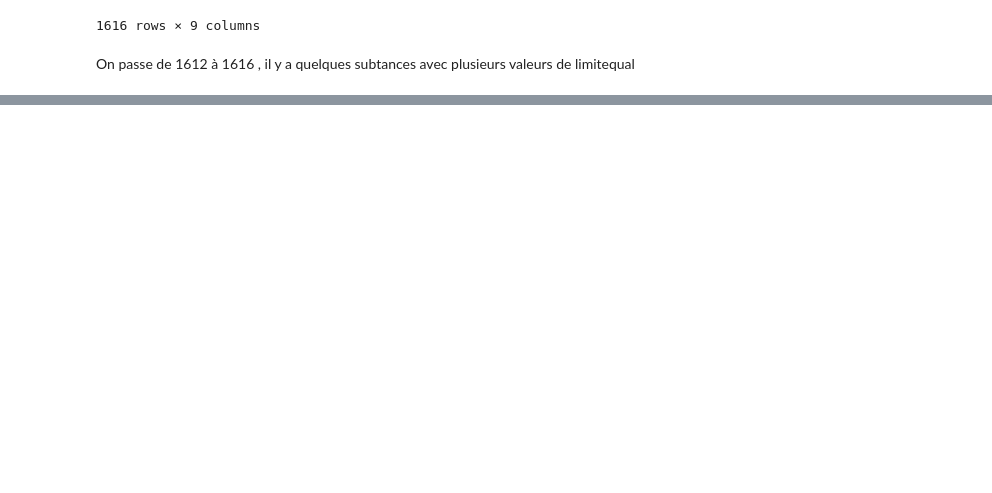
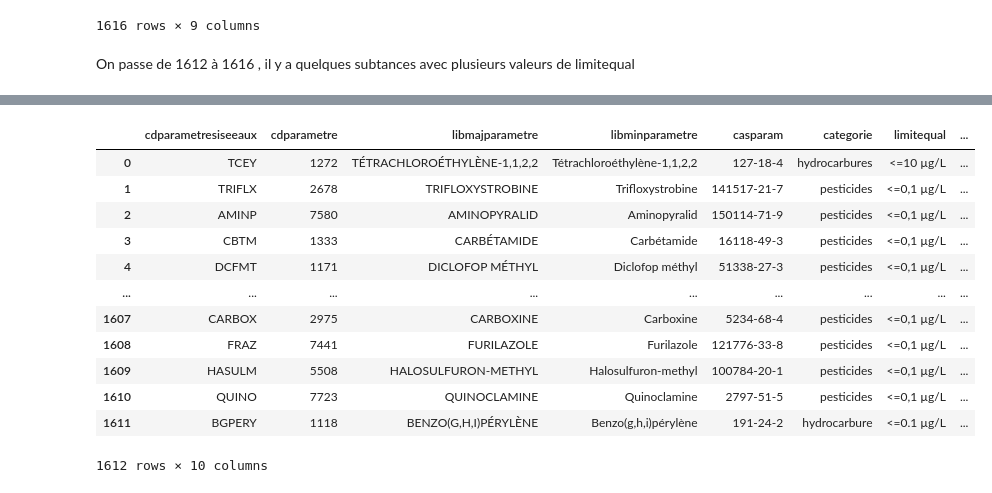
Before and after one commit to dataforgoodfr/13_pollution_eau, a Jupyter notebook: analytics/notebooks/Tache132_Etude_limite_de_qualite.ipynb, the cells around one changed output, grey strips where cells are left out. Cells and saved outputs as stored; diff of their text form; code cells hidden in the pictures; blank space fills up the shorter version.

Commit message:
feat: add nb_limitequal to df_final

```diff
--- a/analytics/notebooks/Tache132_Etude_limite_de_qualite.ipynb
+++ b/analytics/notebooks/Tache132_Etude_limite_de_qualite.ipynb
@@ -238,2 +238,64 @@ df_check_limitequal[
 | 1392 | CYANO53 | <NA> | JAAGINEMA SP | None | None | microbio | None | ... |
 | 1393 | CYANO53 | <NA> | JAAGINEMA SP | Jaaginema sp | None | microbio | None | ... |
+# %%
+# [TO RUN]
+
+query_finale = """
+WITH CAT AS (
+    SELECT
+      *
+    FROM
+      mapping_categories
+),
+LIM AS (
+SELECT DISTINCT
+  cdparametre,
+  libmajparametre,
+  cdparametresiseeaux,
+  casparam,
+  limitequal,
+  CAST(regexp_extract(REPLACE("limitequal", ',', '.'), '-?\d+(\.\d+)?') AS FLOAT) AS limitequal_float,
+  regexp_extract("limitequal", '[a-zA-Zµg]+/?[a-zA-Z/L]+$') AS unite
+FROM
+    edc_resultats
+)
+SELECT
+  CAT.*,
+  STRING_AGG(DISTINCT LIM.limitequal) AS limitequal,
+  STRING_AGG(DISTINCT LIM.limitequal_float) AS limitequal_float,
+  STRING_AGG(DISTINCT LIM.unite) AS unite,
+  COUNT(DISTINCT LIM.limitequal) As nb_limitequal
+FROM
+    CAT
+LEFT JOIN
+    LIM
+ON
+  LIM.cdparametre =   CAT.cdparametre
+  AND LIM.libmajparametre = CAT.libmajparametre
+  AND  LIM.cdparametresiseeaux = CAT.cdparametresiseeaux
+  AND  LIM.casparam = CAT.casparam
+GROUP BY
+  CAT.cdparametre,
+  CAT.libmajparametre,
+  CAT.libminparametre,
+  CAT.cdparametresiseeaux,
+  CAT.casparam,
+  CAT.categorie
+"""
+
+df_final = con.sql(query_finale).df()
+df_final
+# %% [output]
+|  | cdparametresiseeaux | cdparametre | libmajparametre | libminparametre | casparam | categorie | limitequal | ... |
+| 0 | TCEY | 1272 | TÉTRACHLOROÉTHYLÈNE-1,1,2,2 | Tétrachloroéthylène-1,1,2,2 | 127-18-4 | hydrocarbures | <=10 µg/L | ... |
+| 1 | TRIFLX | 2678 | TRIFLOXYSTROBINE | Trifloxystrobine | 141517-21-7 | pesticides | <=0,1 µg/L | ... |
+| 2 | AMINP | 7580 | AMINOPYRALID | Aminopyralid | 150114-71-9 | pesticides | <=0,1 µg/L | ... |
+| 3 | CBTM | 1333 | CARBÉTAMIDE | Carbétamide | 16118-49-3 | pesticides | <=0,1 µg/L | ... |
+| 4 | DCFMT | 1171 | DICLOFOP MÉTHYL | Diclofop méthyl | 51338-27-3 | pesticides | <=0,1 µg/L | ... |
+| ... | ... | ... | ... | ... | ... | ... | ... | ... |
+| 1607 | CARBOX | 2975 | CARBOXINE | Carboxine | 5234-68-4 | pesticides | <=0,1 µg/L | ... |
+| 1608 | FRAZ | 7441 | FURILAZOLE | Furilazole | 121776-33-8 | pesticides | <=0,1 µg/L | ... |
+| 1609 | HASULM | 5508 | HALOSULFURON-METHYL | Halosulfuron-methyl | 100784-20-1 | pesticides | <=0,1 µg/L | ... |
+| 1610 | QUINO | 7723 | QUINOCLAMINE | Quinoclamine | 2797-51-5 | pesticides | <=0,1 µg/L | ... |
+| 1611 | BGPERY | 1118 | BENZO(G,H,I)PÉRYLÈNE | Benzo(g,h,i)pérylène | 191-24-2 | hydrocarbure | <=0.1 µg/L | ... |
+1612 rows × 10 columns
```
Also changed, not shown: parts of 7 cells of this notebook.
